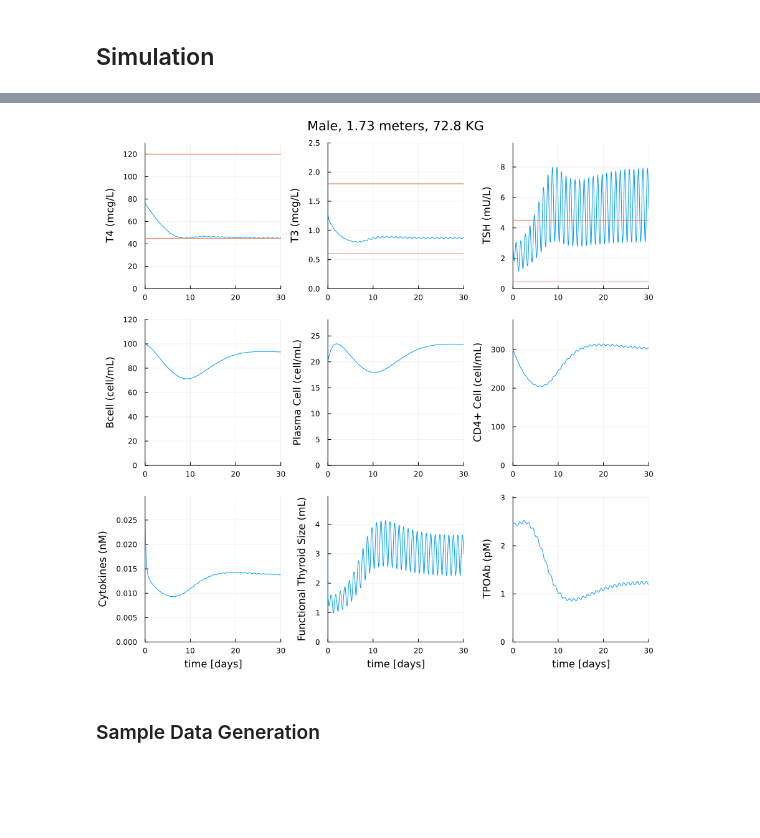
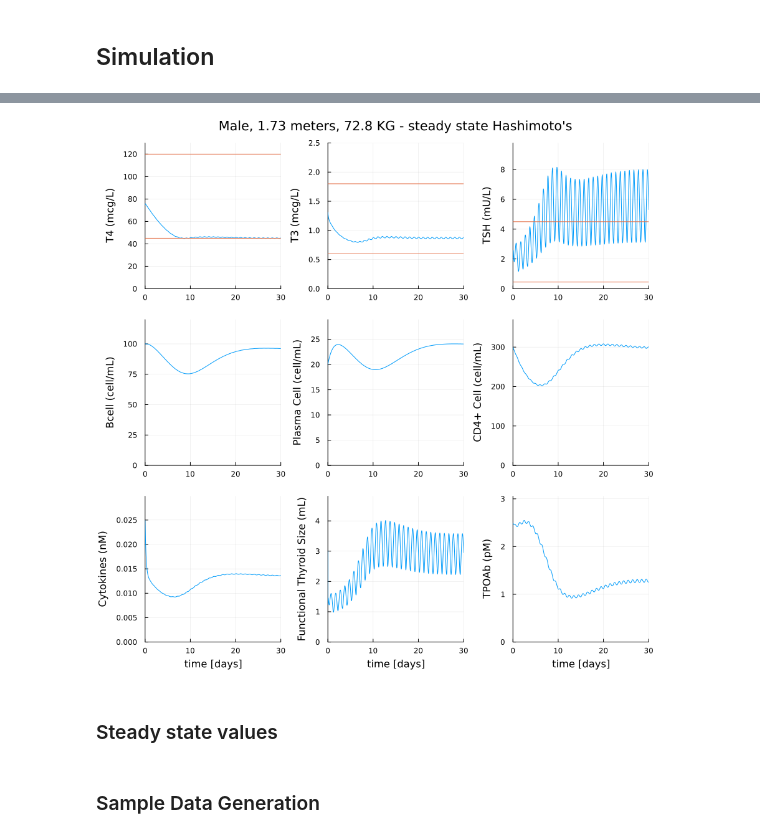
Before and after one commit to aidanboyne/BioCyb_UCLA, a Jupyter notebook: thyrosimIM/src/dev.ipynb, the cells around one changed output, grey strips where cells are left out. Drawn from its saved outputs; the diff is of its cells as text; code cells hidden in the pictures; blank space fills up the shorter version.

Commit message:
Sim to include missing values
Also updated B-cell to use T4 rather than T3

```diff
--- a/thyrosimIM/src/dev.ipynb
+++ b/thyrosimIM/src/dev.ipynb
@@ -137,13 +137,12 @@ function initialize(
     sex=true; #true = male, false = female,
     fitting_index::Vector = Int[],         # needed in fitting
     p_being_optimized::Vector = Float64[], # needed in fitting
-    fixed_parameters::Vector{Tuple{Int, Float64}}, # (a, b) means fix p[a] at b
+    fixed_parameters = Tuple[], # (a, b) means fix p[a] at b
     scale_plasma_ode::Bool = false,
     scale_slow_ode::Bool = false,
     scale_fast_ode::Bool = false,
     scale_allometric_exponent::Bool = false,
     scale_clearance_by_gender::Bool = false,
-    naieve::Bool = true, # SET TO FALSE ONCE GOOD PARAMETERS FOUND
     )
 
     # initial conditions
@@ -169,11 +168,7 @@ function initialize(
     ic[19] = 3.55364471589659
 
     # ---------- IMMUNE ICs ----------
-    if naieve
-        ic[20:25],_ = initialize_immune_naieve()
-    else
-        ic[20:25],_ = initialize_immune()
-    end
+    ic[20:25],_ = initialize_immune()
 
     # Parameter values
     p = zeros(Float64, 100) # you can add arbitrary amount of zeros as needed to fit more parameters
@@ -288,11 +283,8 @@ function initialize(
     p[82] = 0.0 # T3 infusion
 
     # ----------- IMMUNE PARAMETERS ----------
-    if naieve
-        _, p[83:100] = initialize_immune_naieve()
-    else
-        _, p[83:100] = initialize_immune()
-    end
+    _, p[83:100] = initialize_immune()
+
 
     # change fitting parameters
     if length(fitting_index) > 0
@@ -403,7 +395,7 @@ function thyrosimIM(dq, q, p, t)
     # ---------- IMMUNE ODEs ---------- q[20:Bcell, 21:Pcell, 22:Tcell, 23:Cytokine, 24:FTS, 25:TPOAb]
     # q = q+19
     # p = p+82
-    dq[20] = p[83]*(q[23]/(q[23]+p[95]))*q[22]+p[97]*q4F-(p[89]+p[84])*q[20] # Bdot
+    dq[20] = p[83]*(q[23]/(q[23]+p[95]))*q[22]+p[97]*q1F-(p[89]+p[84])*q[20] # Bdot
     dq[21] = p[84]*q[20]-p[90]*q[21] # Pdot
     dq[22] = p[85]*q[24]+p[98]*(q[23]/(q[23]+p[96]))*q[22]-p[91]*q[22] # Tdot
     dq[23] = p[86]*q[22]-p[92]*q[23] # Cdot
@@ -455,7 +447,7 @@ Find initial conditions from approximate steady state solution.
 This function runs a Thyrosim simulation for 30 days and sets the initial
 contidion `ic` to the ending values for each compartment.
 """
-function find_patient_ic!(ic, p, days, model = thyrosim)
+function find_patient_ic!(ic, p, days; model = thyrosimIM)
     tspan = (0.0, 24.0 * days)
     prob = ODEProblem(model, ic, tspan, p)
     sol = solve(prob)
@@ -486,10 +478,3 @@ end
 function kidney(w::Real, h::Real)
     return 0.012 * w^0.72 * h^0.19
 end
-
-function output_equations(sol, p)
-    # This is unused function?? Maybe could augment for immune system and repurpose for plotting
-    return [777.0 * sol[1, :] / p[47], #T4
-            651.0 * sol[4, :] / p[47], #T3
-            5.6 * sol[7, :] / p[48]] #TSH
-end;
@@ -763,6 +709,8 @@ sol(0.01)
 # %%
 sol = simulate(h,w,sex,days=30, warmup=false);
 # %%
-plt = output_plotIM(sol, title="Male, $h meters, $w KG")
+plt = output_plotIM(sol, title="Male, $h meters, $w KG - steady state Hashimoto's")
 # %% [output]
-[figure, old version]
+[figure, new version]
+# %% [markdown]
+### Steady state values
```
Also changed, not shown: parts of 30 cells of this notebook.
